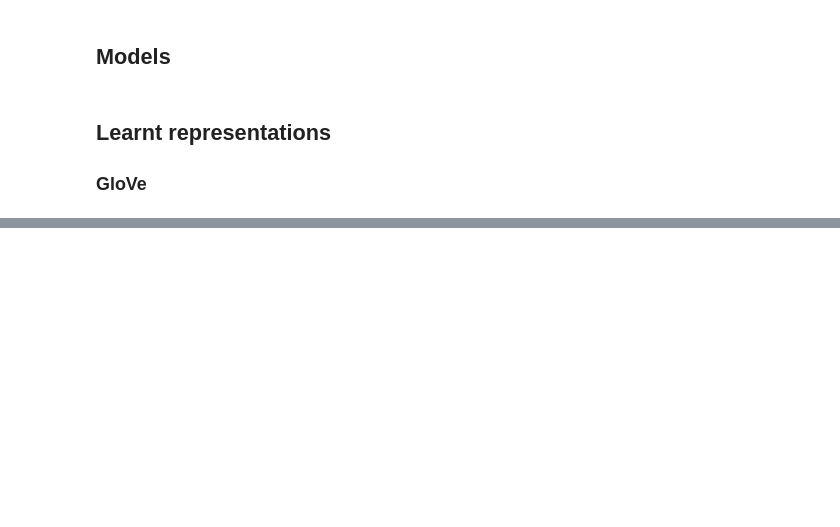
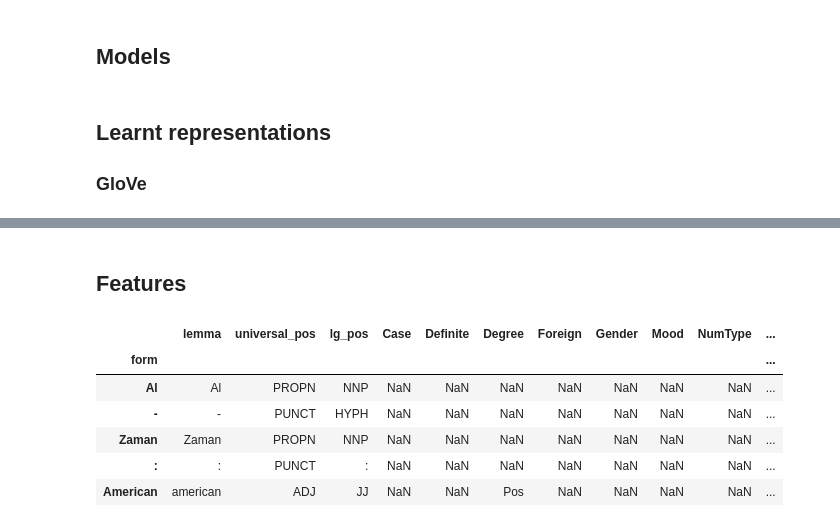
Before and after one commit to geoffbacon/semrep, a Jupyter notebook: semrep/evaluate/koehn/koehn.ipynb, the cells around one changed output, grey strips where cells are left out. Cells and saved outputs as stored; diff of their text form; code cells hidden in the pictures; blank space fills up the shorter version.

```diff
--- a/semrep/evaluate/koehn/koehn.ipynb
+++ b/semrep/evaluate/koehn/koehn.ipynb
@@ -65,0 +80,15 @@ glove = pd.read_csv(glove_path, sep=' ', header=None, index_col=0, quoting=csv.Q
+# %% [markdown]
+## Features
+# %%
+fname = 'evaluation/dependency/UD_English/en-ud-features.csv'
+features_path = os.path.join(data_path, fname)
+features = pd.read_csv(features_path).set_index('form')
+features.head()
+# %% [output]
+|  | lemma | universal_pos | lg_pos | Case | Definite | Degree | Foreign | Gender | Mood | NumType | ... |
+| form |  |  |  |  |  |  |  |  |  |  | ... |
+| Al | Al | PROPN | NNP | NaN | NaN | NaN | NaN | NaN | NaN | NaN | ... |
+| - | - | PUNCT | HYPH | NaN | NaN | NaN | NaN | NaN | NaN | NaN | ... |
+| Zaman | Zaman | PROPN | NNP | NaN | NaN | NaN | NaN | NaN | NaN | NaN | ... |
+| : | : | PUNCT | : | NaN | NaN | NaN | NaN | NaN | NaN | NaN | ... |
+| American | american | ADJ | JJ | NaN | NaN | Pos | NaN | NaN | NaN | NaN | ... |
```
Also changed, not shown: parts of 6 cells of this notebook, 2 other files.
